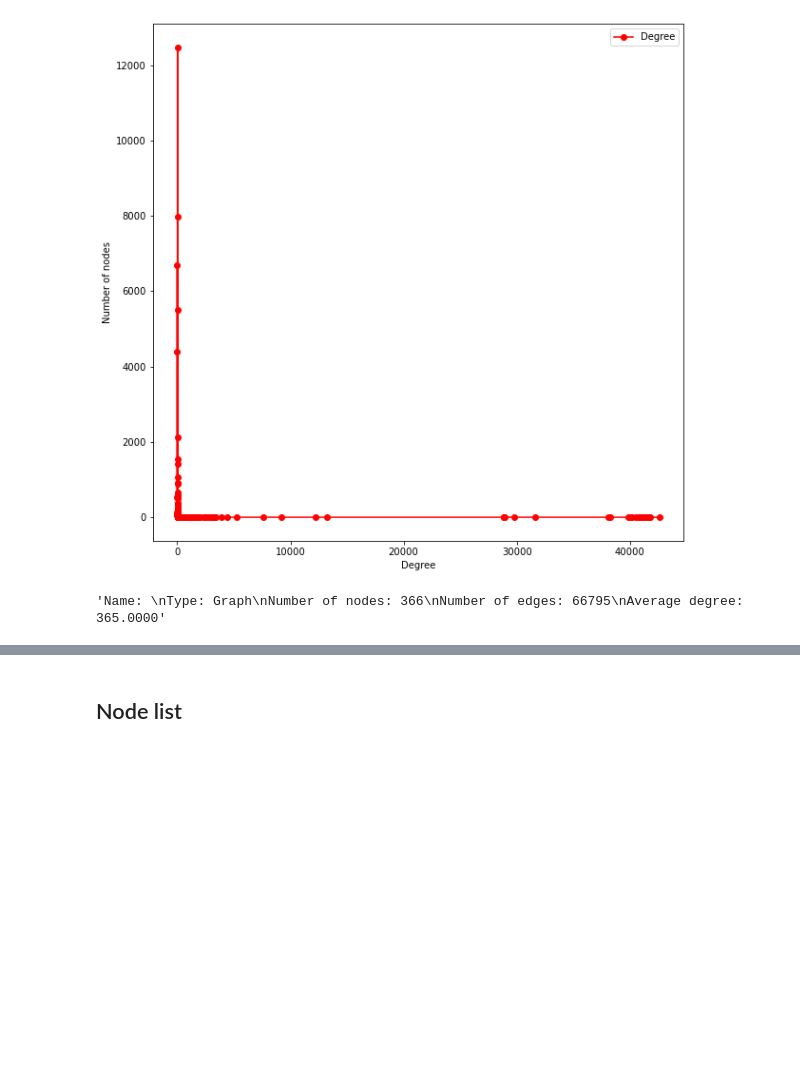
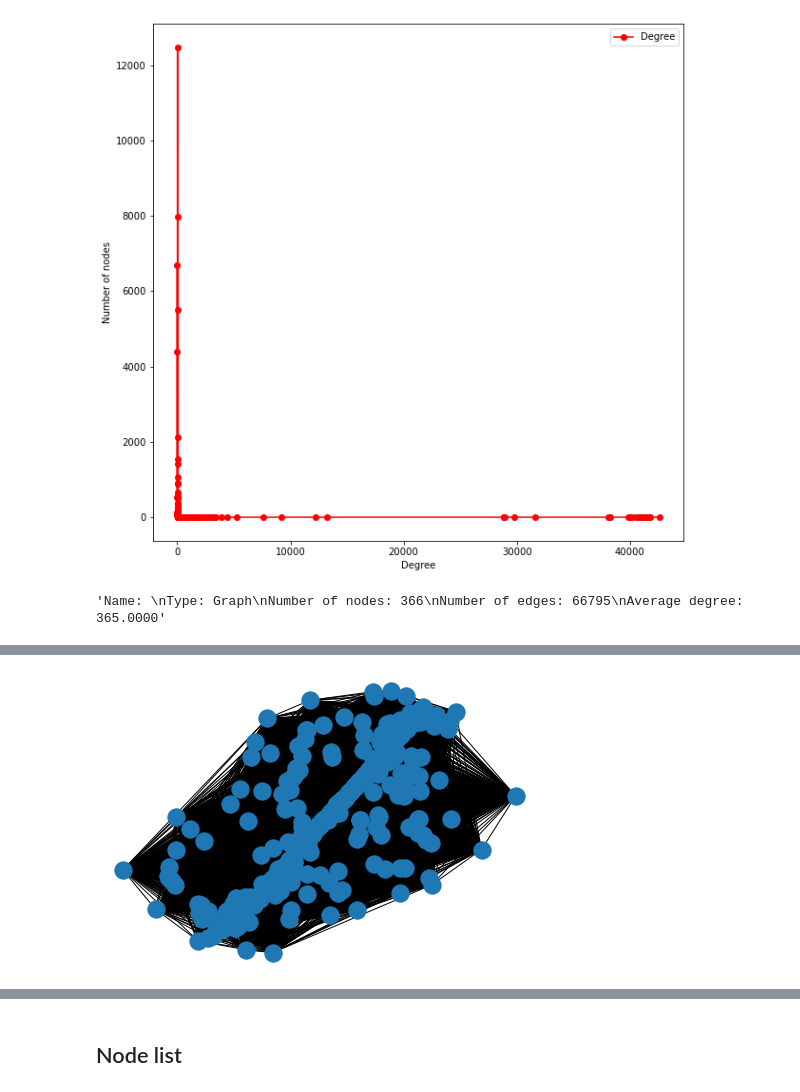
Before and after one commit to KonstantinKlepikov/infection-temporal-graph, a Jupyter notebook: data_parsing.ipynb, the cells around one changed output, grey strips where cells are left out. Drawn from its saved outputs; the diff is of its cells as text; code cells hidden in the pictures; blank space fills up the shorter version.

```diff
--- a/data_parsing.ipynb
+++ b/data_parsing.ipynb
@@ -179,0 +185,4 @@ NotebookApp.rate_limit_window=3.0 (secs)
+# %%
+nx.draw(G_w2)
+# %% [output]
+[figure, added]
```
Also changed, not shown: parts of 8 cells of this notebook.
